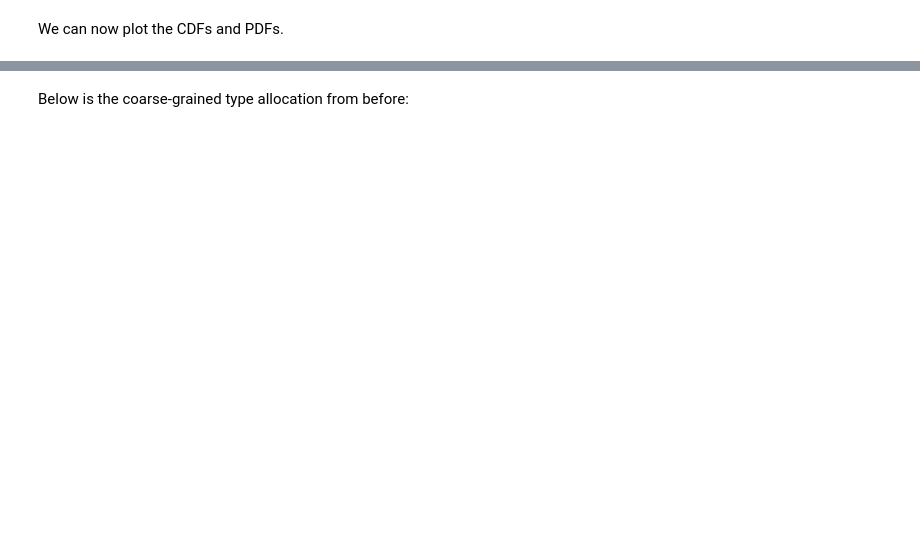
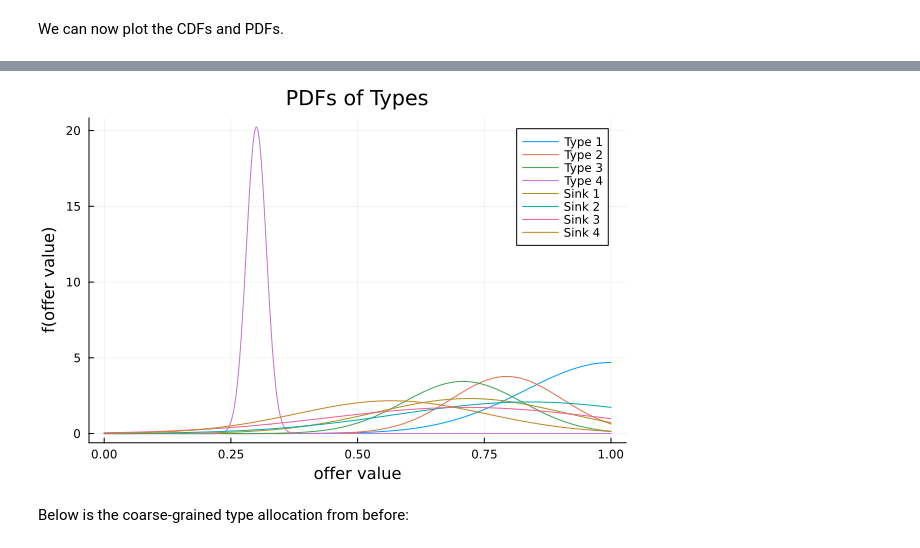
Before and after one commit to michaelpetersubc/mapinator, a Jupyter notebook: estimation/estimate_model.ipynb, the cells around one changed output, grey strips where cells are left out. Drawn from its saved outputs; the diff is of its cells as text; code cells hidden in the pictures; blank space fills up the shorter version.

```diff
--- a/estimation/estimate_model.ipynb
+++ b/estimation/estimate_model.ipynb
@@ -909,17 +1234,19 @@ cdfs
 # %%
 select_type = 1
-pdfs = plot(TruncatedNormal(sol[2k-1+select_type], sol[2k-1+select_type+K], 0, 1), func = pdf, title = "PDFs of Types", label = "Type 1")
+pdfs = plot(truncated(Normal(sol[2k-1+select_type], sol[2k-1+select_type+K]), 0, 1), func = pdf, title = "PDFs of Types", label = "Type 1")
 for select_type in 2:k # academic types
-    plot!(pdfs, TruncatedNormal(sol[2k-1+select_type], sol[2k-1+select_type+K], 0, 1), func = pdf, label = string("Type ", select_type))
+    plot!(pdfs, truncated(Normal(sol[2k-1+select_type], sol[2k-1+select_type+K]), 0, 1), func = pdf, label = string("Type ", select_type))
 end
 
 for select_type in k+1:K # sinks
-    plot!(pdfs, TruncatedNormal(sol[2k-1+select_type], sol[2k-1+select_type+K], 0, 1), func = pdf, label = string("Sink ", select_type - k))
+    plot!(pdfs, truncated(Normal(sol[2k-1+select_type], sol[2k-1+select_type+K]), 0, 1), func = pdf, label = string("Sink ", select_type - k))
 end
 xlabel!(pdfs, "offer value")
 ylabel!(pdfs, "f(offer value)")
 savefig(pdfs, "pdfs.png")
 pdfs
+# %% [output]
+[figure, added]
 # %% [markdown]
 Below is the coarse-grained type allocation from before:
 # %%
```
Also changed, not shown: parts of 41 cells of this notebook.
